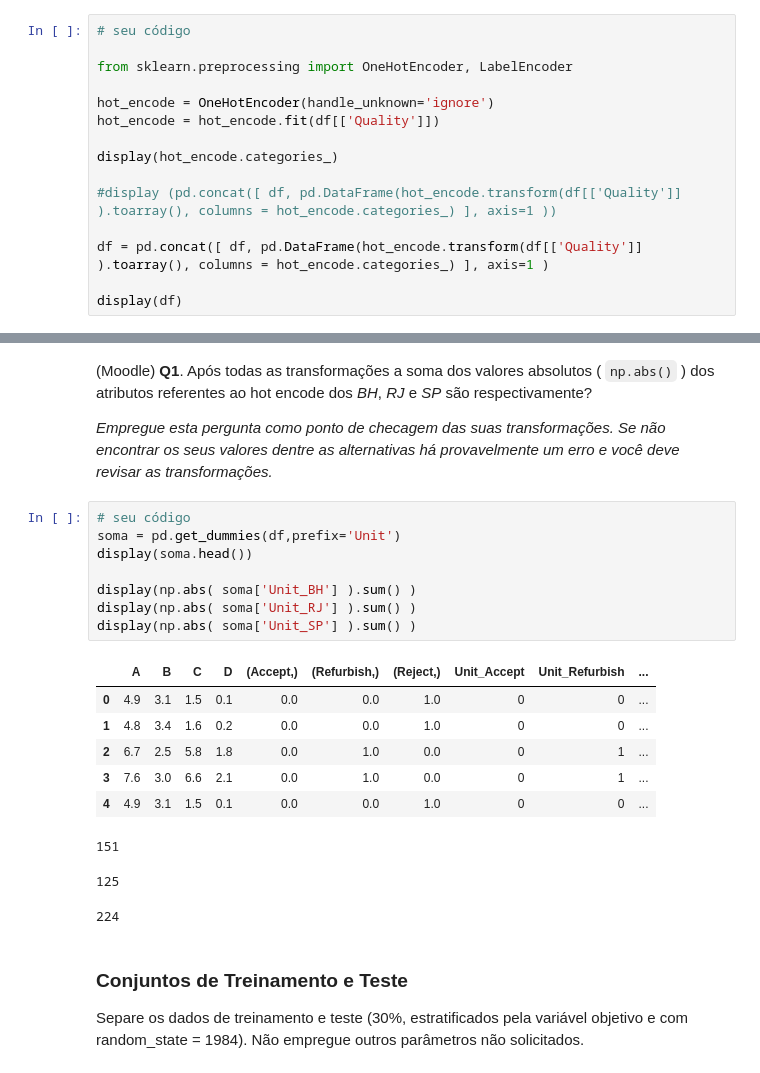
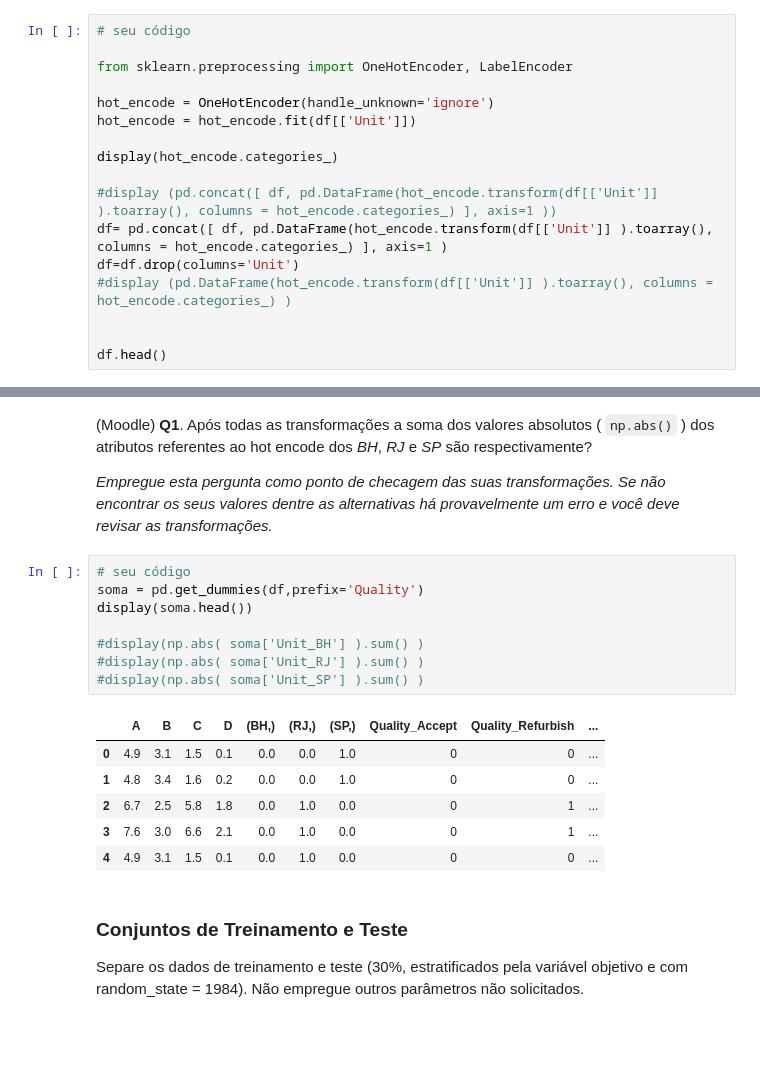
Before and after one commit to NilbertoFreitas/Mineracao_de_Dados, a Jupyter notebook: BIG_A3_Classificacao-Nilberto.ipynb, the cells around one changed output, grey strips where cells are left out. Saved outputs shown, nothing was run; the diff lists cells and outputs as text; blank space fills up the shorter version.

```diff
--- a/BIG_A3_Classificacao-Nilberto.ipynb
+++ b/BIG_A3_Classificacao-Nilberto.ipynb
@@ -105,13 +105,15 @@ Faça os *Hot Encodes* **necessários** dos dados. Lembre-se de verificar se de
 from sklearn.preprocessing import OneHotEncoder, LabelEncoder
 
 hot_encode = OneHotEncoder(handle_unknown='ignore')
-hot_encode = hot_encode.fit(df[['Quality']])
+hot_encode = hot_encode.fit(df[['Unit']])
 
 display(hot_encode.categories_)
 
-#display (pd.concat([ df, pd.DataFrame(hot_encode.transform(df[['Quality']] ).toarray(), columns = hot_encode.categories_) ], axis=1 ))
+#display (pd.concat([ df, pd.DataFrame(hot_encode.transform(df[['Unit']] ).toarray(), columns = hot_encode.categories_) ], axis=1 ))
+df= pd.concat([ df, pd.DataFrame(hot_encode.transform(df[['Unit']] ).toarray(), columns = hot_encode.categories_) ], axis=1 )
+df=df.drop(columns='Unit')
+#display (pd.DataFrame(hot_encode.transform(df[['Unit']] ).toarray(), columns = hot_encode.categories_) )
 
-df = pd.concat([ df, pd.DataFrame(hot_encode.transform(df[['Quality']] ).toarray(), columns = hot_encode.categories_) ], axis=1 )
 
-display(df)
+df.head()
 # %% [output]
@@ -168,22 +159,19 @@ array([[-1.13864481,  0.05397611, -1.31636544, -1.47692919, -0.67969722,
 *Empregue esta pergunta como ponto de checagem das suas transformações. Se não encontrar os seus valores dentre as alternativas há provavelmente um erro e você deve revisar as transformações.*
 # %%
 # seu código
-soma = pd.get_dummies(df,prefix='Unit')
+soma = pd.get_dummies(df,prefix='Quality')
 display(soma.head())
 
-display(np.abs( soma['Unit_BH'] ).sum() )
-display(np.abs( soma['Unit_RJ'] ).sum() )
-display(np.abs( soma['Unit_SP'] ).sum() )
+#display(np.abs( soma['Unit_BH'] ).sum() )
+#display(np.abs( soma['Unit_RJ'] ).sum() )
+#display(np.abs( soma['Unit_SP'] ).sum() )
 # %% [output]
-|  | A | B | C | D | (Accept,) | (Refurbish,) | (Reject,) | Unit_Accept | Unit_Refurbish | ... |
+|  | A | B | C | D | (BH,) | (RJ,) | (SP,) | Quality_Accept | Quality_Refurbish | ... |
 | 0 | 4.9 | 3.1 | 1.5 | 0.1 | 0.0 | 0.0 | 1.0 | 0 | 0 | ... |
 | 1 | 4.8 | 3.4 | 1.6 | 0.2 | 0.0 | 0.0 | 1.0 | 0 | 0 | ... |
 | 2 | 6.7 | 2.5 | 5.8 | 1.8 | 0.0 | 1.0 | 0.0 | 0 | 1 | ... |
 | 3 | 7.6 | 3.0 | 6.6 | 2.1 | 0.0 | 1.0 | 0.0 | 0 | 1 | ... |
-| 4 | 4.9 | 3.1 | 1.5 | 0.1 | 0.0 | 0.0 | 1.0 | 0 | 0 | ... |
+| 4 | 4.9 | 3.1 | 1.5 | 0.1 | 0.0 | 1.0 | 0.0 | 0 | 0 | ... |
-151
-125
-224
 # %% [markdown]
 ### Conjuntos de Treinamento e Teste
 
```
Also changed, not shown: parts of 4 cells of this notebook.
